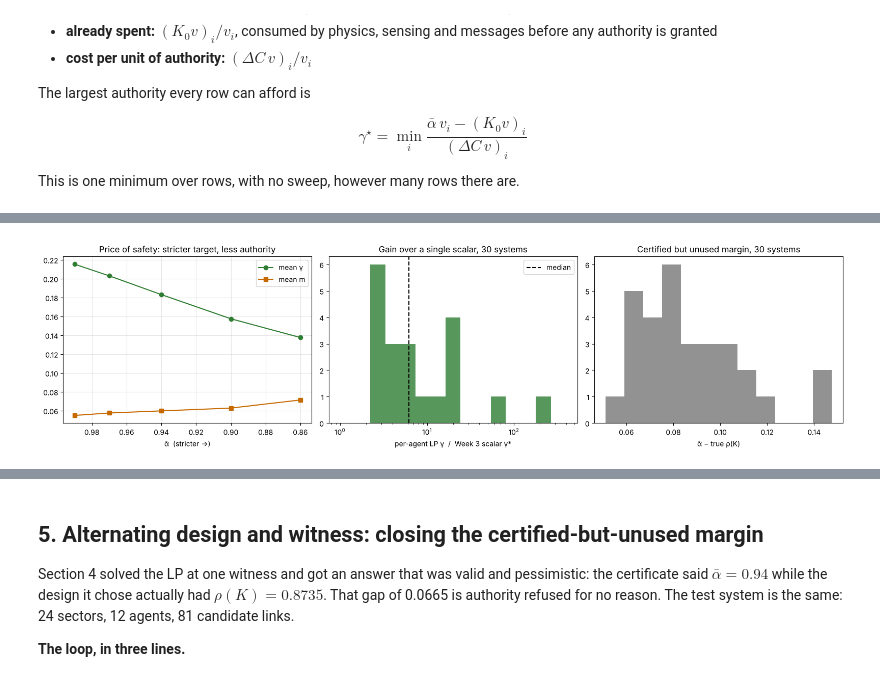
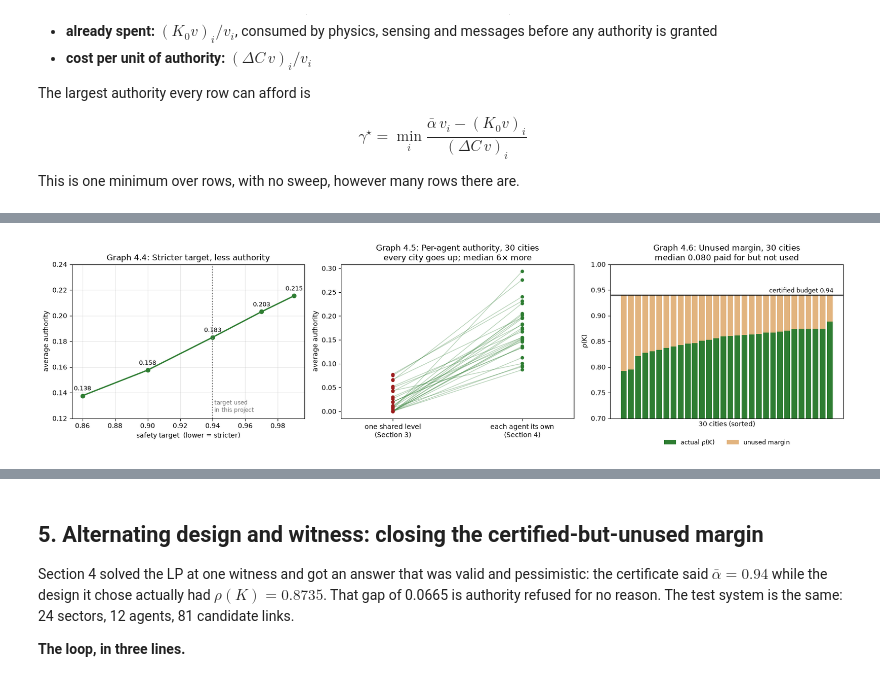
Before and after one commit to hammonr1/agentic-infra-stability, a Jupyter notebook: notebooks/coupled_city_notebook.ipynb, the cells around one changed output, grey strips where cells are left out. Drawn from its saved outputs; the diff is of its cells as text; code cells hidden in the pictures.

```diff
--- a/notebooks/coupled_city_notebook.ipynb
+++ b/notebooks/coupled_city_notebook.ipynb
@@ -360,7 +366,7 @@ def dashboard(m, z, g):
     a.text(2.5, 4.05, "A(z)", ha="center", fontsize=12, color=BLUE, fontweight="bold")
     lbl = ["power", "transport", "power agt", "transp agt"]
     a.set_xticks(range(4)); a.set_xticklabels(lbl, fontsize=8); a.set_yticks(range(4)); a.set_yticklabels(lbl, fontsize=8)
-    a.set_title("K(y): one-step propagation bound", pad=34)
+    a.set_title("Graph 2.1: The matrix K, block by block", pad=34)
 
     # (2) the four spectral radii
     a = ax[0, 1]
@@ -370,7 +376,8 @@ def dashboard(m, z, g):
     a.axhline(1, color="k", ls="--", lw=1)
     for b, v in zip(bars, vals): a.text(b.get_x() + b.get_width()/2, v + 0.05, f"{v:.3f}", ha="center")
     a.set_ylim(0, max(4, max(vals) + 0.4))
-    a.set_title(f"ρ(K) = {rK:.3f}  →  {'stable' if ok else 'unstable'}", color=GREEN if ok else RED, fontweight="bold")
+    a.set_title(f"Graph 2.2: Each layer alone vs together  (ρ(K) = {rK:.3f} → {'stable' if ok else 'unstable'})",
+                color=GREEN if ok else RED, fontweight="bold")
 
     # (3) rho(K) as authority varies, current setting marked
     a = ax[1, 0]
@@ -385,13 +392,13 @@ def dashboard(m, z, g):
         a.text(0.02, 0.55, "safe at every γ", color=GREEN)
     a.set_xlim(0, 1); a.set_ylim(0.5, 1.5)
     a.set_xlabel("γ  (authority)"); a.set_ylabel("ρ(K)")
-    a.set_title(f"where does it tip over?  (m = {m:.2f}, z = {z:.2f})")
+    a.set_title(f"Graph 2.3: Safe authority limit  (m = {m:.2f}, z = {z:.2f})")
 
     # (4) the cascade
     a = ax[1, 1]
     a.semilogy(cascade(K), "o-", ms=4, color=GREEN if ok else RED)
     a.set_xlabel("step"); a.set_ylabel("total deficit (log scale)"); a.grid(alpha=.3, which="both")
-    a.set_title("5% power shortfall + tiny constant disturbance")
+    a.set_title("Graph 2.4: A 5% power shortfall over time")
     plt.tight_layout(); plt.show()
 
 PRESETS2 = {"Most permissive (m=0, z=1, γ=1)": (0, 1, 1),
@@ -780,57 +817,79 @@ VBox(children=(HBox(children=(IntText(value=20260829, description='system seed')
 DEFAULT = dict(m=1.0, z_price=0.20, z_value=0.55, gamma=2.0)
 SEED = 20260829
 
-# Table 1: one system. W4.2 both ways: at Hadi's witness (anchored at m = 1) and re-anchored at m = 0
+# Table 1: one city, W4.2 both ways (Hadi's witness built at m = 1, and one built at m = 0)
 s = w4.make_system(SEED)
-print(f"System {SEED}: {s['n_p']} sectors, {s['n_a']} agents, {s['n_e']} candidate links, "
-      f"{s['n_p'] + s['n_e'] + s['n_a']} variables, {s['n_p'] + s['n_a']} row constraints\n")
-print(f"{'witness anchor':<16}{'design':<22}{'mean m':>8}{'links on':>10}{'mean γ':>9}{'ρ(K)':>8}")
+print(f"City {SEED}: {s['n_p']} sectors, {s['n_a']} agents, {s['n_e']} possible message links\n")
+print(f"{'witness built assuming':<24}{'design':<24}{'avg backup':>11}{'links kept':>12}{'avg authority':>15}{'ρ(K)':>8}")
 for m_anchor in [1.0, 0.0]:
     v = witness_at(s, m_anchor, 0.94)
-    for name, cost, fix in [("default LP", DEFAULT, False),
-                            ("value of γ = 0.5", {**DEFAULT, "gamma": 0.5}, False),
-                            ("m fixed at 0", DEFAULT, True)]:
+    anchor = "full backup (m = 1)" if m_anchor == 1 else "no backup (m = 0)"
+    for name, cost, fix in [("default", DEFAULT, False),
+                            ("authority valued less", {**DEFAULT, "gamma": 0.5}, False),
+                            ("no backup allowed", DEFAULT, True)]:
         sol = solve(s, v, 0.94, cost, fix)
         if sol is None:
-            print(f"{f'm = {m_anchor:.0f}':<16}{name:<22}  infeasible"); continue
+            print(f"{anchor:<24}{name:<24}{'cannot be certified':>46}"); continue
         K = w4.assemble(s, sol["m"], sol["z"], sol["g"])
-        print(f"{f'm = {m_anchor:.0f}':<16}{name:<22}{sol['m'].mean():>8.4f}{int((sol['z'] > .5).sum()):>10}"
-              f"{sol['g'].mean():>9.4f}{w4.rho(K):>8.4f}")
-v = w4.fallback_witness(s)   # Hadi's witness, used by the tables below
+        print(f"{anchor:<24}{name:<24}{sol['m'].mean():>11.3f}{int((sol['z'] > .5).sum()):>12}"
+              f"{sol['g'].mean():>15.3f}{w4.rho(K):>8.3f}")
 
-# Table 2: price of safety (Hadi's Part D)
-targets = [0.99, 0.97, 0.94, 0.90, 0.86]
+# Table 2: stricter safety target (Hadi's Part D)
+targets = [0.86, 0.90, 0.94, 0.97, 0.99]
 pos = []
 for ab in targets:
     sol = w4.solve_joint(s, w4.fallback_witness(s, alpha=min(ab, .995)), alpha_bar=ab)
     pos.append((ab, sol["m"].mean(), int((sol["z"] > .5).sum()), sol["g"].mean()))
-print(f"\n{'ᾱ':>6}{'mean m':>9}{'links on':>10}{'mean γ':>9}")
-for ab, m, l, g in pos: print(f"{ab:>6.2f}{m:>9.4f}{l:>10}{g:>9.4f}")
+print(f"\n{'safety target':>14}{'avg backup':>12}{'links kept':>12}{'avg authority':>15}")
+for ab, m, l, g in pos: print(f"{ab:>14.2f}{m:>12.3f}{l:>12}{g:>15.3f}")
 
-# Table 3: 30 systems
+# Table 3: 30 random cities, Hadi's witness
 recs = []
 for k in range(30):
     sk = w4.make_system(SEED + k); vk = w4.fallback_witness(sk); sol = w4.solve_joint(sk, vk)
     K = w4.assemble(sk, sol["m"], sol["z"], sol["g"])
     g3 = w4.week3_gamma_star(sk, vk, sol["m"], sol["z"])
-    recs.append(dict(g=sol["g"].mean(), ratio=sol["g"].mean()/g3 if g3 > 1e-9 else np.nan,
-                     links=int((sol["z"] > .5).sum()), slack=float(np.max(K @ vk / vk)) - w4.rho(K)))
-q = lambda key: np.nanpercentile([r[key] for r in recs], [25, 50, 75])
-print("\n30 systems            median      IQR")
-for key, lab in [("g", "mean γ admitted"), ("ratio", "× Week 3 scalar"), ("links", "links on"), ("slack", "unused margin")]:
-    lo, med, hi = q(key); print(f"{lab:<20}{med:>9.4f}   [{lo:.4f}, {hi:.4f}]")
+    recs.append(dict(g=sol["g"].mean(), g3=g3, ratio=sol["g"].mean()/g3 if g3 > 1e-9 else np.nan,
+                     links=int((sol["z"] > .5).sum()), rho=w4.rho(K)))
+q = lambda vals: np.nanpercentile(vals, [25, 50, 75])
+print(f"\n30 cities{'':<22}{'median':>8}   middle half")
+for lab, vals in [("avg authority", [r["g"] for r in recs]),
+                  ("× one shared level", [r["ratio"] for r in recs]),
+                  ("links kept", [r["links"] for r in recs]),
+                  ("unused margin", [0.94 - r["rho"] for r in recs])]:
+    lo, med, hi = q(vals); print(f"{lab:<31}{med:>8.3f}   {lo:.3f} to {hi:.3f}")
 
 # Figures
-fig, ax = plt.subplots(1, 3, figsize=(16, 4.3))
-ax[0].plot([p[0] for p in pos], [p[3] for p in pos], "o-", color=GREEN, label="mean γ")
-ax[0].plot([p[0] for p in pos], [p[1] for p in pos], "s-", color=ORANGE, label="mean m")
-ax[0].invert_xaxis(); ax[0].set_xlabel("ᾱ  (stricter →)"); ax[0].legend(); ax[0].grid(alpha=.3)
-ax[0].set_title("Price of safety: stricter target, less authority")
-ax[1].hist([r["ratio"] for r in recs], bins=np.logspace(0, 2.6, 16), color=GREEN, alpha=.8); ax[1].set_xscale("log")
-ax[1].axvline(np.nanmedian([r["ratio"] for r in recs]), color="k", ls="--", label="median")
-ax[1].set_xlabel("per-agent LP γ  /  Week 3 scalar γ*"); ax[1].legend()
-ax[1].set_title("Gain over a single scalar, 30 systems")
-ax[2].hist([r["slack"] for r in recs], bins=12, color=GRAY, alpha=.8)
-ax[2].set_xlabel("ᾱ − true ρ(K)"); ax[2].set_title("Certified but unused margin, 30 systems")
+fig, ax = plt.subplots(1, 3, figsize=(17, 4.6))
+
+# Graph 4.4: stricter target, less authority
+a = ax[0]
+a.plot([p[0] for p in pos], [p[3] for p in pos], "o-", color=GREEN, lw=2)
+for ab, _, _, g in pos: a.annotate(f"{g:.3f}", (ab, g), (0, 8), textcoords="offset points", ha="center", fontsize=9)
+a.axvline(0.94, color=GRAY, ls=":"); a.text(0.941, 0.125, "target used\nin this project", color=GRAY, fontsize=8.5)
+a.set_xlabel("safety target  (lower = stricter)"); a.set_ylabel("average authority"); a.set_ylim(0.12, 0.24)
+a.grid(alpha=.3); a.set_title("Graph 4.4: Stricter target, less authority")
+
+# Graph 4.5: per-agent vs one shared level, 30 cities
+a = ax[1]
+for r in recs:
+    a.plot([0, 1], [r["g3"], r["g"]], color=GREEN, alpha=.35, lw=1)
+a.scatter([0]*len(recs), [r["g3"] for r in recs], color=RED, s=18, zorder=3)
+a.scatter([1]*len(recs), [r["g"] for r in recs], color=GREEN, s=18, zorder=3)
+a.set_xticks([0, 1]); a.set_xticklabels(["one shared level\n(Section 3)", "each agent its own\n(Section 4)"])
+a.set_xlim(-0.4, 1.4); a.set_ylabel("average authority")
+med = np.nanmedian([r["ratio"] for r in recs])
+a.set_title(f"Graph 4.5: Per-agent authority, 30 cities\nevery city goes up; median {med:.0f}× more")
+
+# Graph 4.6: unused margin, 30 cities
+a = ax[2]
+rhos = np.sort([r["rho"] for r in recs])
+x = np.arange(len(rhos))
+a.bar(x, rhos, color=GREEN, width=0.8, label="actual ρ(K)")
+a.bar(x, 0.94 - rhos, bottom=rhos, color=ORANGE, alpha=.5, width=0.8, label="unused margin")
+a.axhline(0.94, color="k", lw=1.5); a.text(len(rhos) - 0.5, 0.945, "certified budget 0.94", ha="right", fontsize=9)
+a.set_ylim(0.7, 1.0); a.set_xticks([]); a.set_xlabel("30 cities (sorted)"); a.set_ylabel("ρ(K)")
+a.legend(loc="upper center", bbox_to_anchor=(0.5, -0.1), ncol=2, fontsize=9, frameon=False)
+a.set_title(f"Graph 4.6: Unused margin, 30 cities\nmedian {np.median(0.94 - rhos):.3f} paid for but not used")
 plt.tight_layout(); plt.show()
 # %% [output]
@@ -854 +913 @@ unused margin          0.0798   [0.0718, 0.0996]
-[figure, old version]
+[figure, new version]
```
Also changed, not shown: parts of 19 cells of this notebook.
